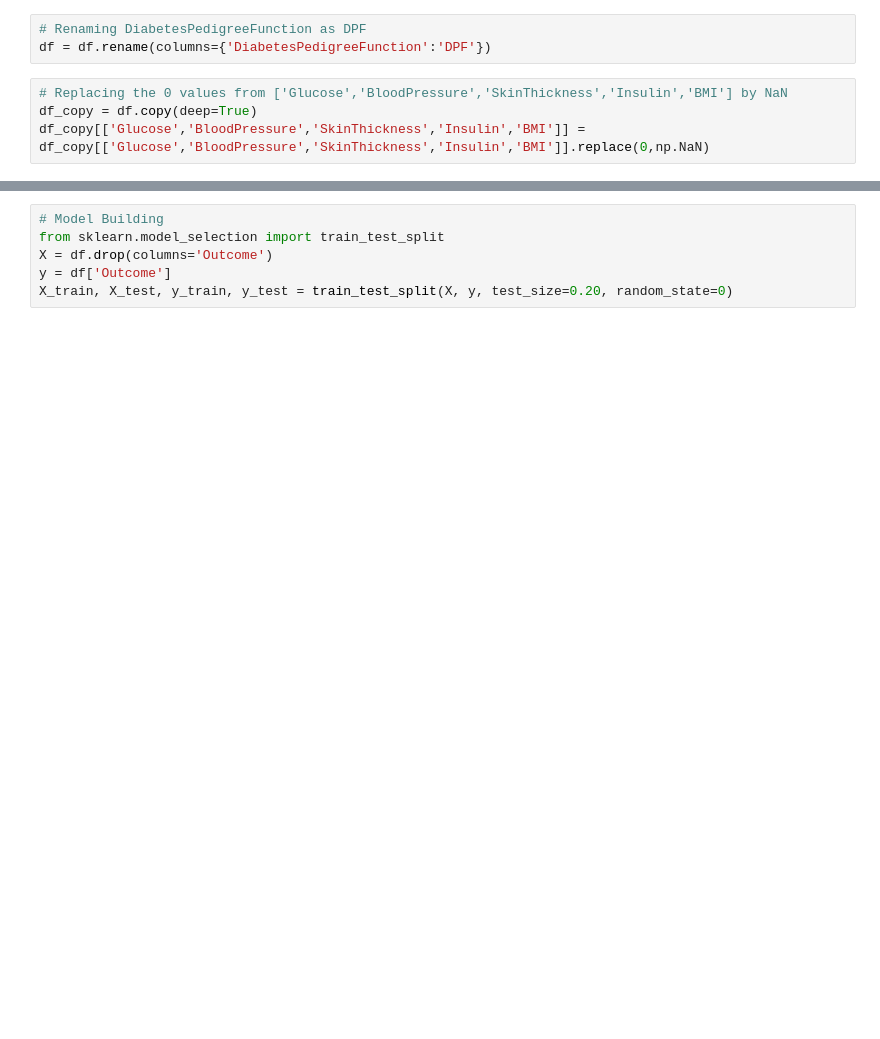
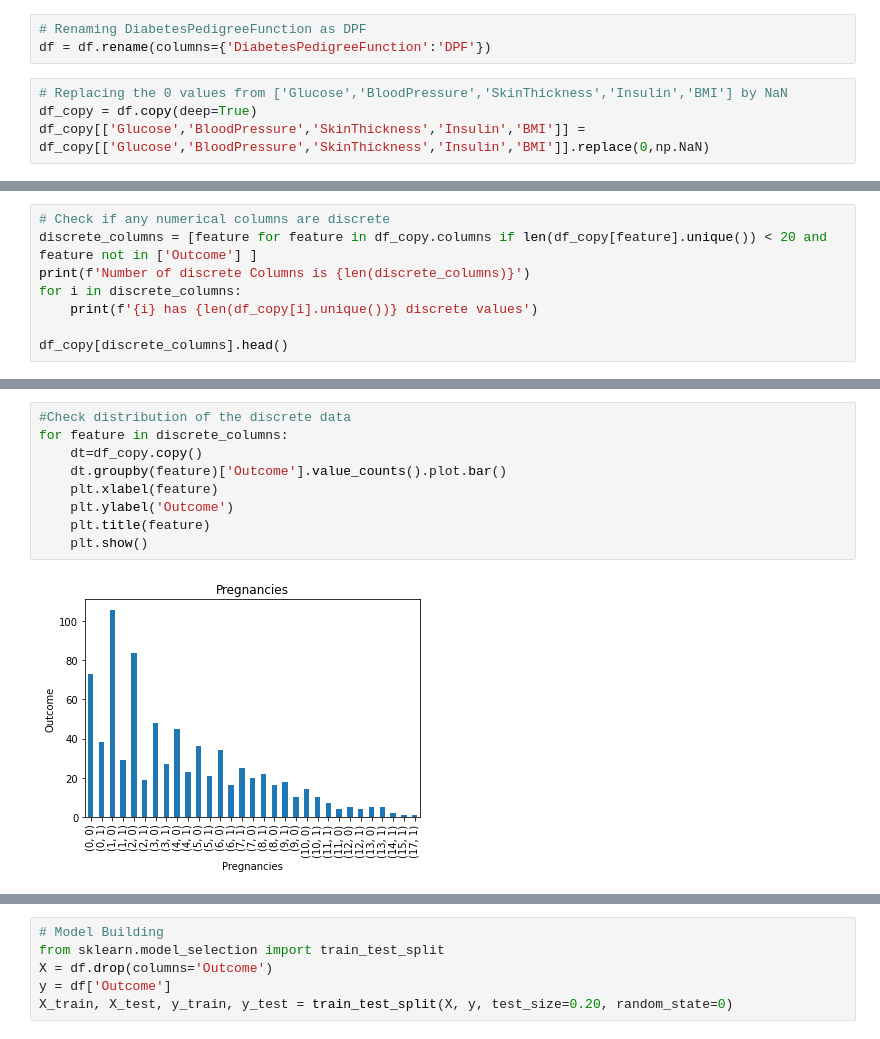
Before and after one commit to kritikaparmar-programmer/HealthCheck, a Jupyter notebook: Notebooks/DiabetesNotebook.ipynb, the cells around one changed output, grey strips where cells are left out. Saved outputs shown, nothing was run; the diff lists cells and outputs as text; blank space fills up the shorter version.

```diff
--- a/Notebooks/DiabetesNotebook.ipynb
+++ b/Notebooks/DiabetesNotebook.ipynb
@@ -31,0 +73,8 @@ df_copy['BMI'].fillna(df_copy['BMI'].median(), inplace=True)
+# %%
+# Check if any numerical columns are discrete
+discrete_columns = [feature for feature in df_copy.columns if len(df_copy[feature].unique()) < 20 and feature not in ['Outcome'] ]
+print(f'Number of discrete Columns is {len(discrete_columns)}')
+for i in discrete_columns:
+    print(f'{i} has {len(df_copy[i].unique())} discrete values')
+
+df_copy[discrete_columns].head()
@@ -31,0 +90,11 @@ df_copy['BMI'].fillna(df_copy['BMI'].median(), inplace=True)
+# %%
+#Check distribution of the discrete data
+for feature in discrete_columns:
+    dt=df_copy.copy()
+    dt.groupby(feature)['Outcome'].value_counts().plot.bar()
+    plt.xlabel(feature)
+    plt.ylabel('Outcome')
+    plt.title(feature)
+    plt.show()
+# %% [output]
+[figure, added]
```
Also changed, not shown: parts of 35 cells of this notebook, 3 other files.
